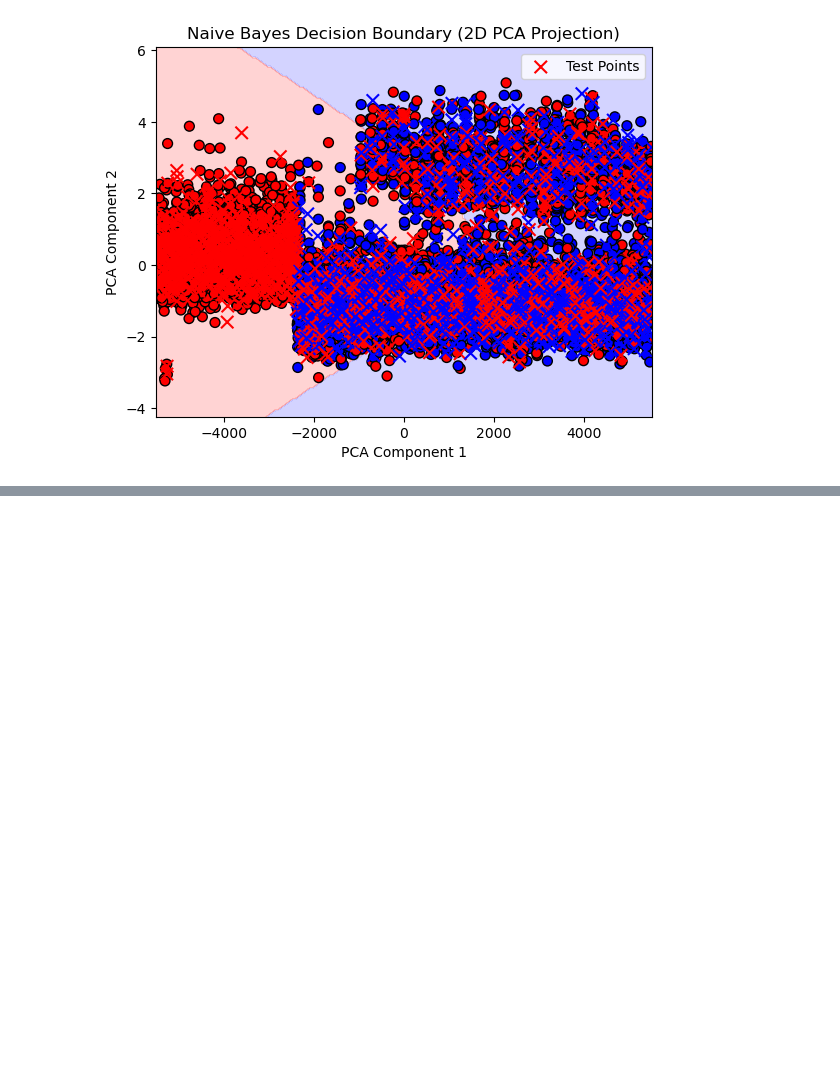
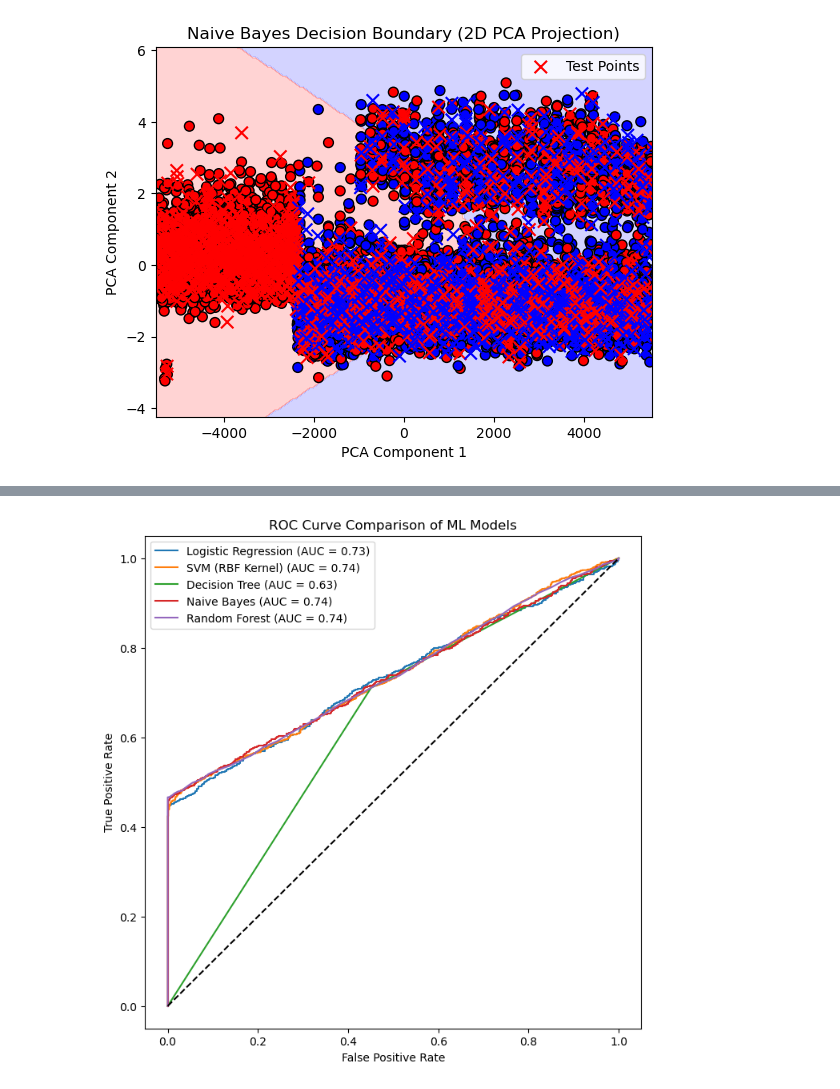
Before and after one commit to SpringBoard782/AI_Shipment_Sure_Infosys_Project, a Jupyter notebook: Milestone1/infosys.ipynb, the cells around one changed output, grey strips where cells are left out. Drawn from its saved outputs; the diff is of its cells as text; code cells hidden in the pictures; blank space fills up the shorter version.

```diff
--- a/Milestone1/infosys.ipynb
+++ b/Milestone1/infosys.ipynb
@@ -1847,0 +2127,67 @@ weighted avg       0.67      0.66      0.66      2200
+# %%
+# ---------------- Import Libraries ----------------
+import pandas as pd
+import matplotlib.pyplot as plt
+from sklearn.model_selection import train_test_split
+from sklearn.preprocessing import StandardScaler
+from sklearn.linear_model import LogisticRegression
+from sklearn.svm import SVC
+from sklearn.tree import DecisionTreeClassifier
+from sklearn.naive_bayes import GaussianNB
+from sklearn.ensemble import RandomForestClassifier
+from sklearn.metrics import roc_auc_score, roc_curve
+
+# ---------------- Load Dataset ----------------
+df = pd.read_csv(r"C:\Users\HP\Downloads\archive (1)\Train.csv")
+
+# Features & Target
+X = df.drop("Reached.on.Time_Y.N", axis=1)
+y = df["Reached.on.Time_Y.N"]
+
+# One-hot encode categorical variables
+X = pd.get_dummies(X, drop_first=True)
+
+# ---------------- Train-Test Split ----------------
+X_train, X_test, y_train, y_test = train_test_split(
+    X, y, test_size=0.2, random_state=42, stratify=y
+)
+
+# ---------------- Scaling ----------------
+scaler = StandardScaler()
+X_train_scaled = scaler.fit_transform(X_train)
+X_test_scaled = scaler.transform(X_test)
+
+# ---------------- Define Models ----------------
+models = {
+    "Logistic Regression": LogisticRegression(max_iter=1000, random_state=42),
+    "SVM (RBF Kernel)": SVC(kernel="rbf", probability=True, random_state=42),
+    "Decision Tree": DecisionTreeClassifier(random_state=42),
+    "Naive Bayes": GaussianNB(),
+    "Random Forest": RandomForestClassifier(n_estimators=100, random_state=42)
+}
+
+# ---------------- Plot ROC Curves ----------------
+plt.figure(figsize=(8,8))
+
+for name, model in models.items():
+    if name in ["Logistic Regression", "SVM (RBF Kernel)", "Naive Bayes"]:
+        model.fit(X_train_scaled, y_train)
+        y_proba = model.predict_proba(X_test_scaled)[:, 1]
+    else:  # Trees don't need scaling
+        model.fit(X_train, y_train)
+        y_proba = model.predict_proba(X_test)[:, 1]
+
+    fpr, tpr, _ = roc_curve(y_test, y_proba)
+    auc = roc_auc_score(y_test, y_proba)
+    plt.plot(fpr, tpr, label=f"{name} (AUC = {auc:.2f})")
+
+# Random baseline
+plt.plot([0,1], [0,1], 'k--')
+
+plt.xlabel("False Positive Rate")
+plt.ylabel("True Positive Rate")
+plt.title("ROC Curve Comparison of ML Models")
+plt.legend()
+plt.show()
+# %% [output]
+[figure, added]
```
Also changed, not shown: parts of 19 cells of this notebook.
